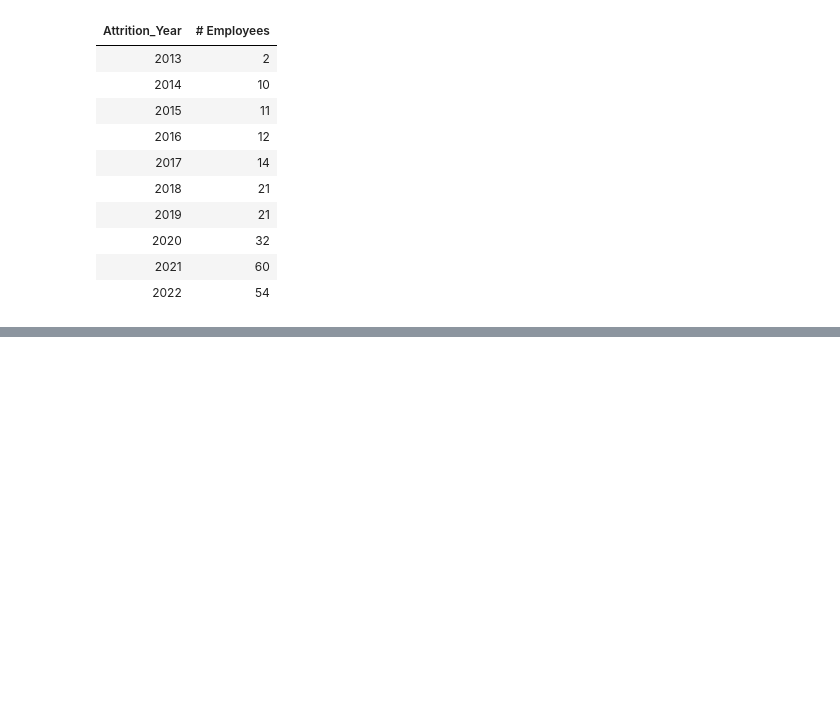
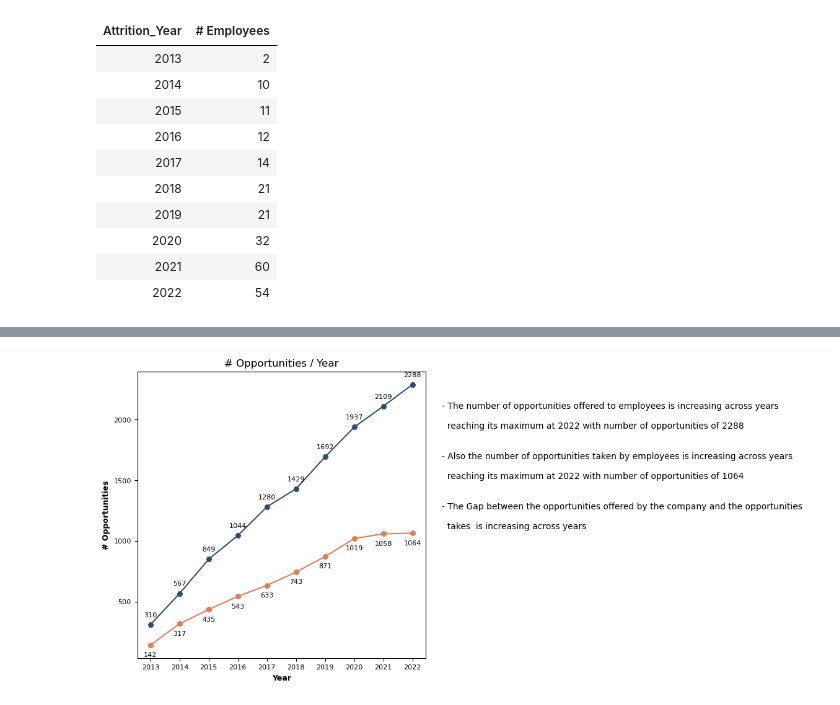
Before and after one commit to hend-a-ghafour/HR-Final-Project-DEPI-G2, a Jupyter notebook: HR - Final Project - DEPI.ipynb, the cells around one changed output, grey strips where cells are left out. Saved outputs shown, nothing was run; the diff lists cells and outputs as text; code cells hidden in the pictures; blank space fills up the shorter version.

Commit message:
Extracting Questions - Performance Rating

```diff
--- a/HR - Final Project - DEPI.ipynb
+++ b/HR - Final Project - DEPI.ipynb
@@ -2149,0 +2114,5 @@ plt.show();
+# %%
+# Training opportunities granted / year:
+opp_granted_year = performance_rating.groupby('Review_Year').Train_Opp_Year.sum().reset_index().rename(columns={'Train_Opp_Year':'# Opportunities'}).\
+sort_values('Review_Year')
+opp_granted_year.style.hide()
@@ -2149,0 +2131,5 @@ plt.show();
+# %%
+# Training opportunities taken / year:
+opp_taken_year = performance_rating.groupby('Review_Year').Train_Opp_Taken.sum().reset_index().rename(columns={'Train_Opp_Taken':'# Opportunities'}).\
+sort_values('Review_Year')
+opp_taken_year.style.hide()
@@ -2149,0 +2148,30 @@ plt.show();
+# %%
+# Visualization of the turnover / year:
+opp_year= ['2013','2014','2015','2016','2017','2018','2019','2020','2021','2022']
+note = '''
+- The number of opportunities offered to employees is increasing across years\n
+  reaching its maximum at 2022 with number of opportunities of 2288\n\n
+- Also the number of opportunities taken by employees is increasing across years\n
+  reaching its maximum at 2022 with number of opportunities of 1064\n\n
+- The Gap between the opportunities offered by the company and the opportunities\n
+  takes  is increasing across years
+    '''
+
+plt.subplots(figsize = (6,6))
+
+plt.plot(opp_year,opp_granted_year['# Opportunities'],marker="H", color='#304f6d')
+plt.plot(opp_year,opp_taken_year['# Opportunities'],marker="h", color='#e07d54')
+for i, v in enumerate(opp_granted_year['# Opportunities']):
+  plt.text(i,v+55, f"{v:.0f}", ha='center', va='bottom',fontsize=8)
+for i, v in enumerate(opp_taken_year['# Opportunities']):
+  plt.text(i,v-55, f"{v:.0f}", ha='center', va='top',fontsize=8)
+plt.xticks(fontsize = 8, rotation =0)
+plt.xlabel('Year', weight='bold',fontsize = 9)
+plt.yticks(fontsize = 8)
+plt.ylabel('# Opportunities',weight='bold',fontsize = 9)
+plt.title('# Opportunities / Year', fontsize =12)
+
+plt.text(10,1000,note,ha='left',va='bottom',fontsize = 10, weight = 'normal')
+plt.show();
+# %% [output]
+[figure, added]
```
Also changed, not shown: parts of 11 cells of this notebook.
